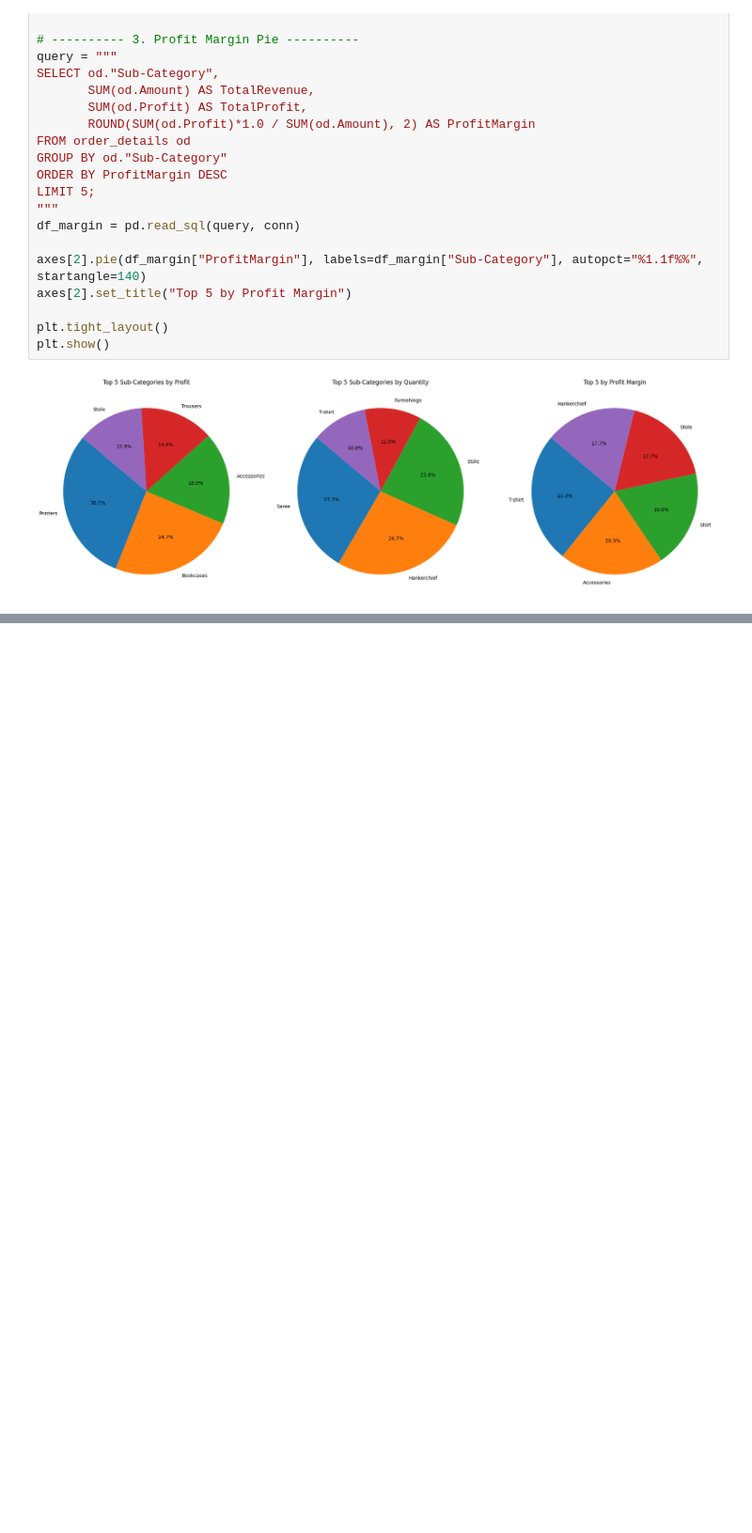
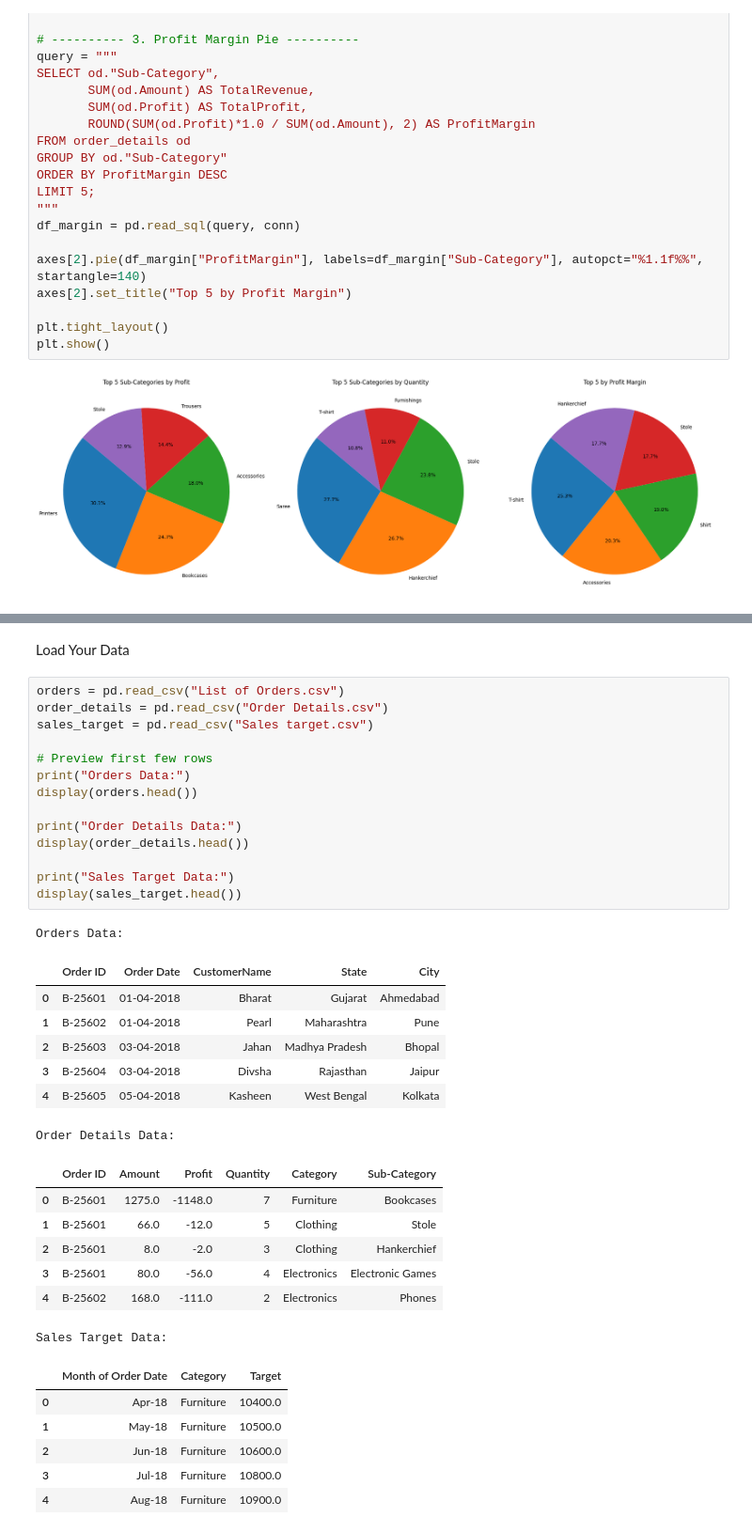
Before and after one commit to Codewith-Disha/Ecommerce-pricing-analytics, a Jupyter notebook: analysis.ipynb, the cells around one changed output, grey strips where cells are left out. Shown at 94% size. Cells and saved outputs as stored; diff of their text form; blank space fills up the shorter version.

```diff
--- a/analysis.ipynb
+++ b/analysis.ipynb
@@ -467,0 +548,38 @@ plt.show()
+# %% [markdown]
+Load Your Data
+# %%
+orders = pd.read_csv("List of Orders.csv")
+order_details = pd.read_csv("Order Details.csv")
+sales_target = pd.read_csv("Sales target.csv")
+
+# Preview first few rows
+print("Orders Data:")
+display(orders.head())
+
+print("Order Details Data:")
+display(order_details.head())
+
+print("Sales Target Data:")
+display(sales_target.head())
+# %% [output]
+Orders Data:
+|  | Order ID | Order Date | CustomerName | State | City |
+| 0 | B-25601 | 01-04-2018 | Bharat | Gujarat | Ahmedabad |
+| 1 | B-25602 | 01-04-2018 | Pearl | Maharashtra | Pune |
+| 2 | B-25603 | 03-04-2018 | Jahan | Madhya Pradesh | Bhopal |
+| 3 | B-25604 | 03-04-2018 | Divsha | Rajasthan | Jaipur |
+| 4 | B-25605 | 05-04-2018 | Kasheen | West Bengal | Kolkata |
+Order Details Data:
+|  | Order ID | Amount | Profit | Quantity | Category | Sub-Category |
+| 0 | B-25601 | 1275.0 | -1148.0 | 7 | Furniture | Bookcases |
+| 1 | B-25601 | 66.0 | -12.0 | 5 | Clothing | Stole |
+| 2 | B-25601 | 8.0 | -2.0 | 3 | Clothing | Hankerchief |
+| 3 | B-25601 | 80.0 | -56.0 | 4 | Electronics | Electronic Games |
+| 4 | B-25602 | 168.0 | -111.0 | 2 | Electronics | Phones |
+Sales Target Data:
+|  | Month of Order Date | Category | Target |
+| 0 | Apr-18 | Furniture | 10400.0 |
+| 1 | May-18 | Furniture | 10500.0 |
+| 2 | Jun-18 | Furniture | 10600.0 |
+| 3 | Jul-18 | Furniture | 10800.0 |
+| 4 | Aug-18 | Furniture | 10900.0 |
```
Also changed, not shown: parts of 24 cells of this notebook, 3 other files.
